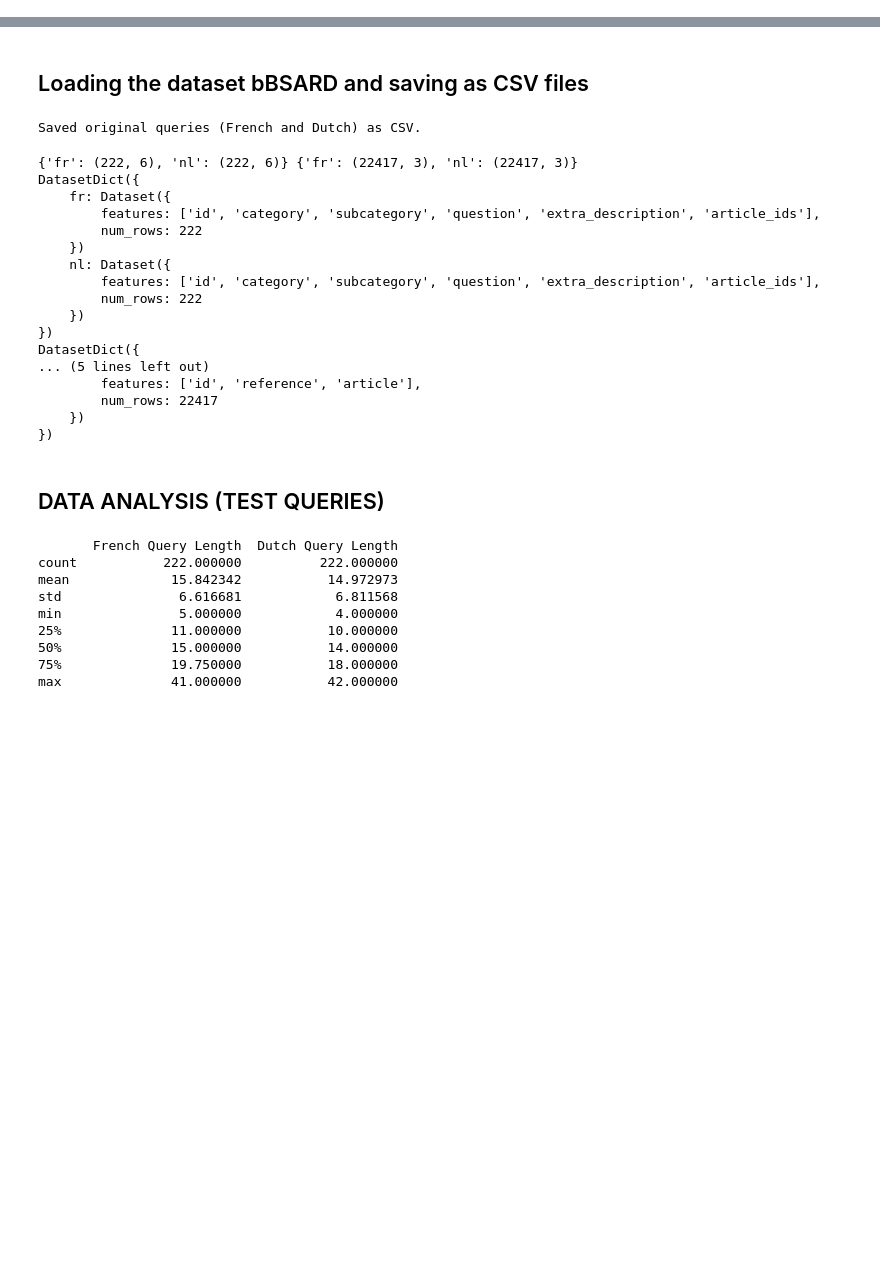
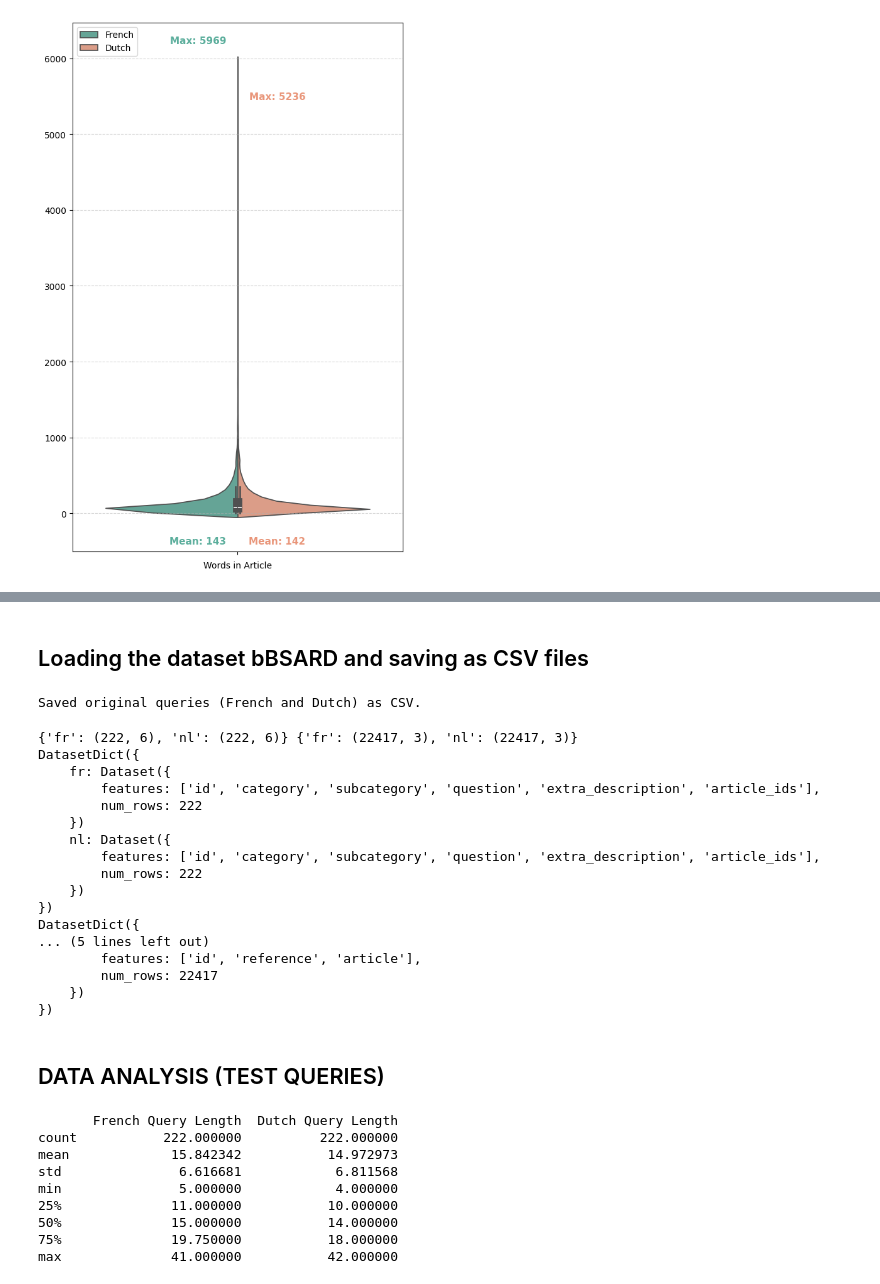
Before and after one commit to Arash-Alborz/legal_retrieval, a Jupyter notebook: data_processing/01_data_inspection.ipynb, the cells around one changed output, grey strips where cells are left out. Saved outputs shown, nothing was run; the diff lists cells and outputs as text; code cells hidden in the pictures; blank space fills up the shorter version.

```diff
--- a/data_processing/01_data_inspection.ipynb
+++ b/data_processing/01_data_inspection.ipynb
@@ -0,0 +87,65 @@
+# %%
+from datasets import load_dataset
+import pandas as pd
+import matplotlib.pyplot as plt
+import seaborn as sns
+import os
+
+os.makedirs("plots", exist_ok=True)
+
+ds_corpus = load_dataset("clips/bBSARD", "corpus")
+
+articles_fr_all = list(ds_corpus["fr"])
+articles_nl_all = list(ds_corpus["nl"])
+
+article_lengths_fr_all = [len(a["article"].split()) for a in articles_fr_all]
+article_lengths_nl_all = [len(a["article"].split()) for a in articles_nl_all]
+
+df_violin_articles = pd.DataFrame({
+    "Length": article_lengths_fr_all + article_lengths_nl_all,
+    "Language": ["French"] * len(article_lengths_fr_all) + ["Dutch"] * len(article_lengths_nl_all)
+})
+
+mean_fr_articles = sum(article_lengths_fr_all) / len(article_lengths_fr_all)
+mean_nl_articles = sum(article_lengths_nl_all) / len(article_lengths_nl_all)
+max_fr_articles = max(article_lengths_fr_all)
+max_nl_articles = max(article_lengths_nl_all)
+
+plt.figure(figsize=(6, 9))
+
+colors_all = {"French": "#5BAE9C", "Dutch": "#E9967A"}  # from your bar chart
+
+sns.violinplot(
+    #x=["#Words in Article"] * len(df_violin_articles),  # single category
+    y="Length",
+    hue="Language",
+    data=df_violin_articles,
+    split=True,
+    inner="box",
+    palette=colors_all
+)
+
+plt.legend(title="", loc="upper left")
+
+plt.text(-0.12, max_fr_articles + 200, f"Max: {int(max_fr_articles)}", color=colors_all["French"],
+         ha='center', va='bottom', fontsize=11, fontweight='bold')
+plt.text(0.12, max_nl_articles + 200, f"Max: {int(max_nl_articles)}", color=colors_all["Dutch"],
+         ha='center', va='bottom', fontsize=11, fontweight='bold')
+
+# Mean labels below
+plt.text(-0.12, -300, f"Mean: {int(mean_fr_articles)}", color=colors_all["French"],
+         ha='center', va='top', fontsize=11, fontweight='bold')
+plt.text(0.12, -300, f"Mean: {int(mean_nl_articles)}", color=colors_all["Dutch"],
+         ha='center', va='top', fontsize=11, fontweight='bold')
+
+# Formatting
+plt.xlabel("Words in Article")
+plt.ylabel("")
+plt.grid(axis="y", linestyle="--", alpha=0.5)
+plt.ylim(min(0, -500), max(max_fr_articles, max_nl_articles) + 500)
+
+plt.tight_layout()
+plt.savefig("plots/article_length_violinplot.png", dpi=300)
+plt.show()
+# %% [output]
+[figure, added]
```
Also changed, not shown: parts of 9 cells of this notebook, 46 other files.
